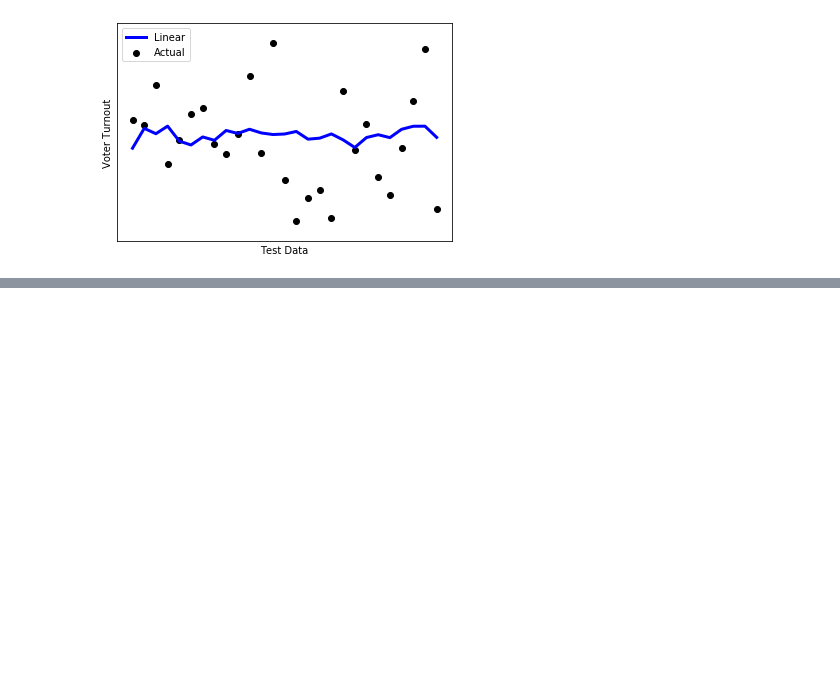
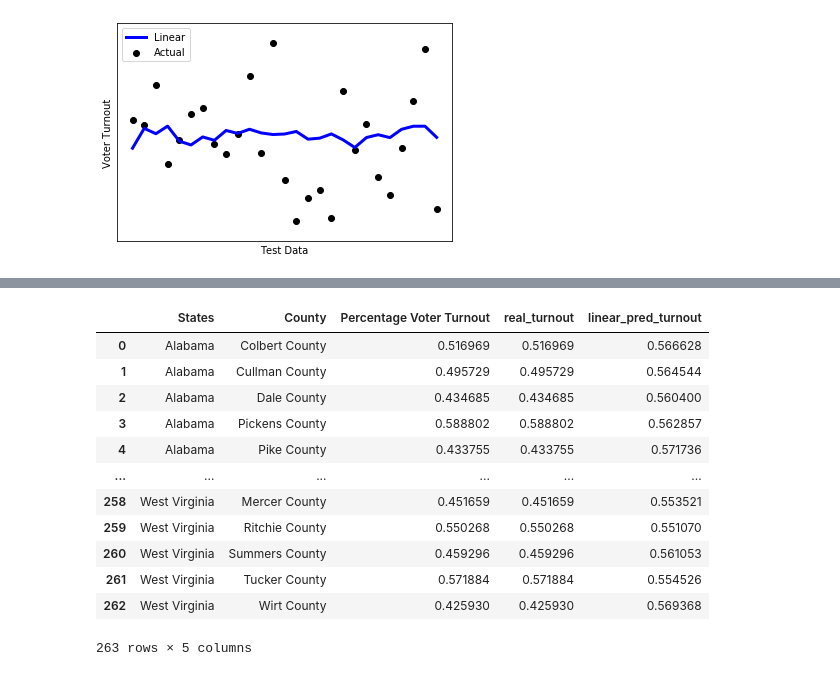
Before and after one commit to NedaTavakoli/Voter-Turnout-Prediction, a Jupyter notebook: ml_project/Updated_Lasso_Data/Linear_Lasso_Ridge.ipynb, the cells around one changed output, grey strips where cells are left out. Cells and saved outputs as stored; diff of their text form; code cells hidden in the pictures; blank space fills up the shorter version.

```diff
--- a/ml_project/Updated_Lasso_Data/Linear_Lasso_Ridge.ipynb
+++ b/ml_project/Updated_Lasso_Data/Linear_Lasso_Ridge.ipynb
@@ -255,0 +346,19 @@ plt.show()
+# %%
+df_linear_pred = pd.merge(df_all, df_linear, left_on='Percentage Voter Turnout', right_on = 'real_turnout', how='inner')
+df_linear_pred = df_linear_pred.rename(columns = {'pred_turnout': 'linear_pred_turnout'})
+
+df_linear_pred
+# %% [output]
+|  | States | County | Percentage Voter Turnout | real_turnout | linear_pred_turnout |
+| 0 | Alabama | Colbert County | 0.516969 | 0.516969 | 0.566628 |
+| 1 | Alabama | Cullman County | 0.495729 | 0.495729 | 0.564544 |
+| 2 | Alabama | Dale County | 0.434685 | 0.434685 | 0.560400 |
+| 3 | Alabama | Pickens County | 0.588802 | 0.588802 | 0.562857 |
+| 4 | Alabama | Pike County | 0.433755 | 0.433755 | 0.571736 |
+| ... | ... | ... | ... | ... | ... |
+| 258 | West Virginia | Mercer County | 0.451659 | 0.451659 | 0.553521 |
+| 259 | West Virginia | Ritchie County | 0.550268 | 0.550268 | 0.551070 |
+| 260 | West Virginia | Summers County | 0.459296 | 0.459296 | 0.561053 |
+| 261 | West Virginia | Tucker County | 0.571884 | 0.571884 | 0.554526 |
+| 262 | West Virginia | Wirt County | 0.425930 | 0.425930 | 0.569368 |
+263 rows × 5 columns
```
Also changed, not shown: parts of 12 cells of this notebook.
